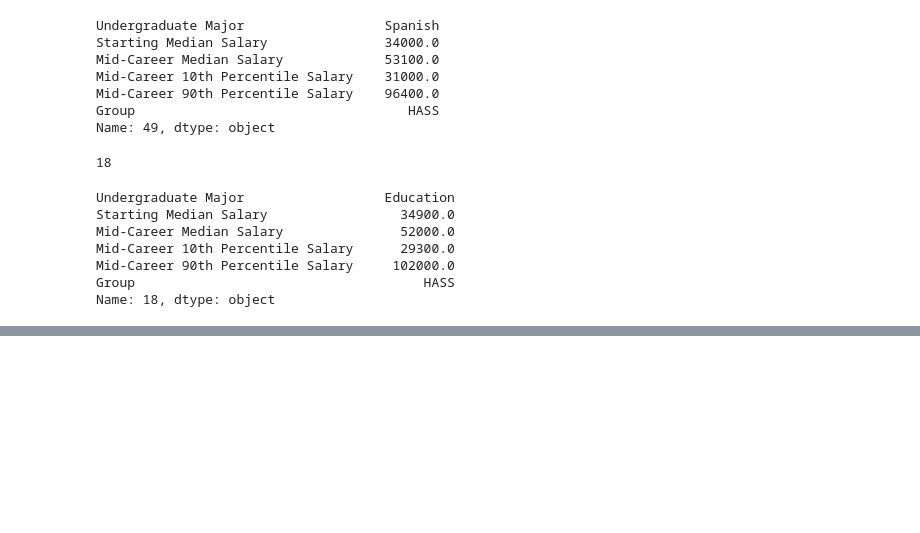
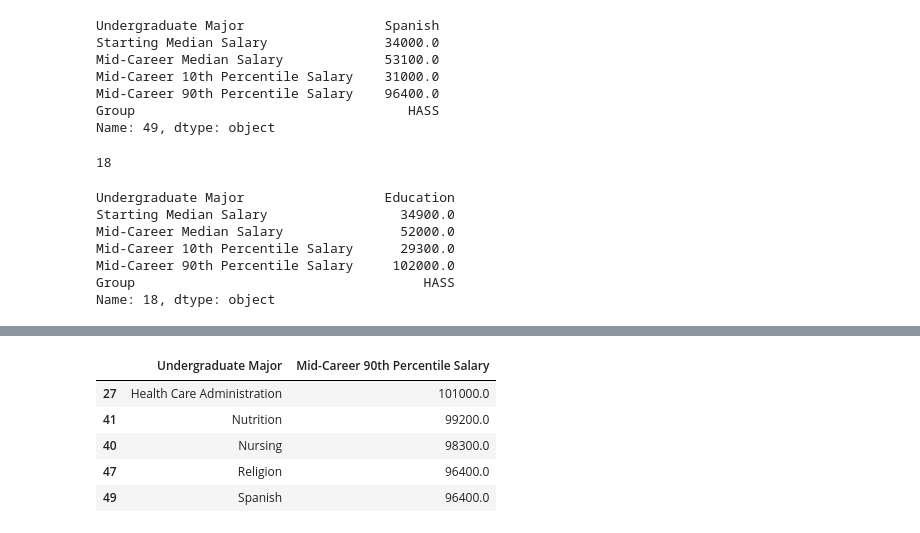
Before and after one commit to gs-chawla/Angela_Python, a Jupyter notebook: salaries_by_college_major.ipynb, the cells around one changed output, grey strips where cells are left out. Cells and saved outputs as stored; diff of their text form; code cells hidden in the pictures; blank space fills up the shorter version.

```diff
--- a/salaries_by_college_major.ipynb
+++ b/salaries_by_college_major.ipynb
@@ -167,0 +212,9 @@ Name: 18, dtype: object
+# %%
+highest_potential[['Undergraduate Major','Mid-Career 90th Percentile Salary']].tail()
+# %% [output]
+|  | Undergraduate Major | Mid-Career 90th Percentile Salary |
+| 27 | Health Care Administration | 101000.0 |
+| 41 | Nutrition | 99200.0 |
+| 40 | Nursing | 98300.0 |
+| 47 | Religion | 96400.0 |
+| 49 | Spanish | 96400.0 |
```
Also changed, not shown: parts of 7 cells of this notebook.
